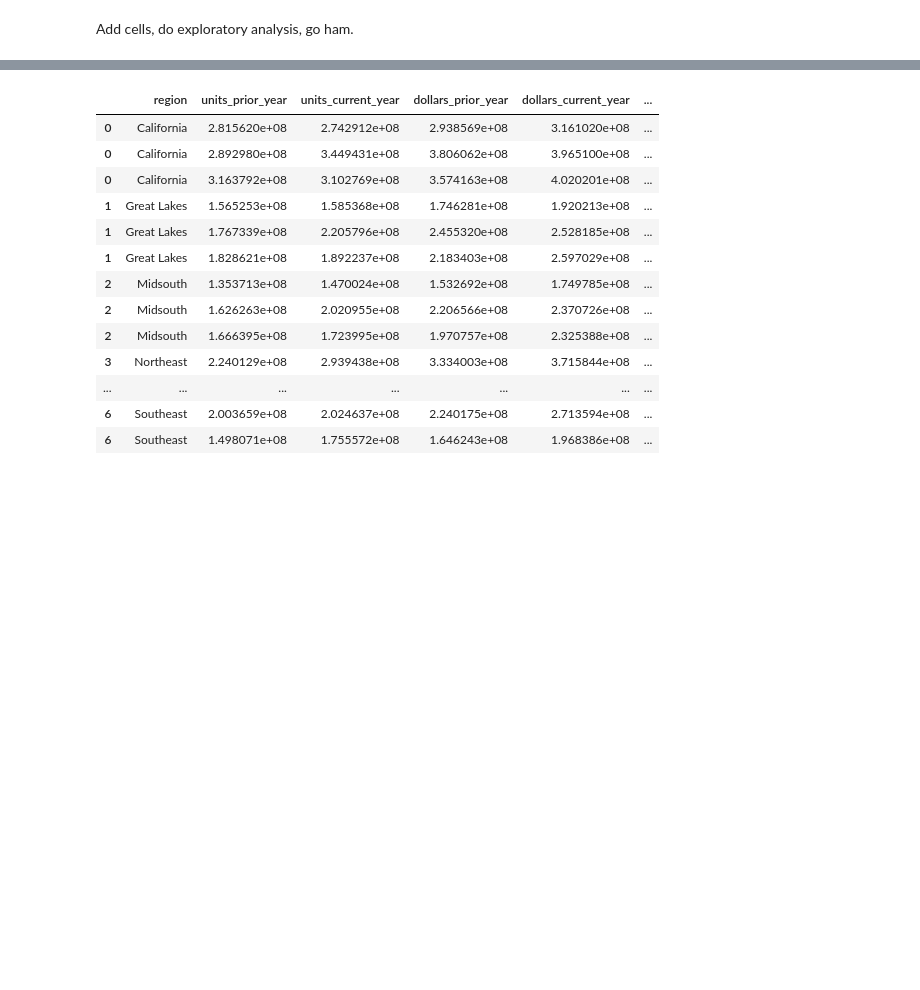
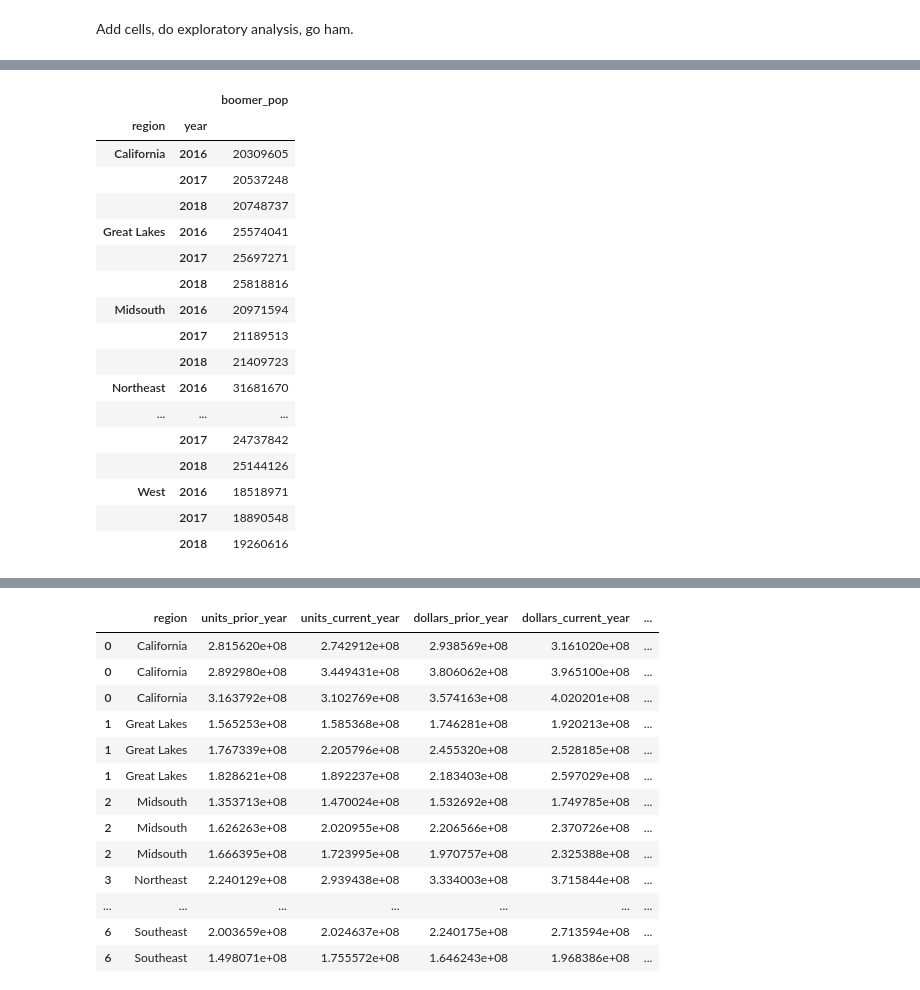
Before and after one commit to schen9981/avocaodo-millenial-analysis, a Jupyter notebook: analysis/analysis_stats_mary.ipynb, the cells around one changed output, grey strips where cells are left out. Saved outputs shown, nothing was run; the diff lists cells and outputs as text; code cells hidden in the pictures; blank space fills up the shorter version.

Commit message:
fixed boomer population data

```diff
--- a/analysis/analysis_stats_mary.ipynb
+++ b/analysis/analysis_stats_mary.ipynb
@@ -157,12 +206,31 @@ mill_df = mill_df.drop("age", axis=1)
 # %%
 # parse out and sum rows that correspond to boomers
-boom_df = demo_df.loc[demo_df['age'] >= 35]
+boom_df = demo_df.loc[(demo_df['age'] >= 35) & (demo_df['age'] != 999) ]
 boom_df = boom_df.melt(id_vars=["region", "age", "sex"], var_name="year", value_name="boomer_pop")
 boom_df = boom_df.groupby(by=['region','year'])
 boom_df = boom_df.sum()
 boom_df = boom_df.drop("age", axis=1)
 
-# boom_df
+boom_df
+# %% [output]
+|  |  | boomer_pop |
+| region | year |  |
+| California | 2016 | 20309605 |
+|  | 2017 | 20537248 |
+|  | 2018 | 20748737 |
+| Great Lakes | 2016 | 25574041 |
+|  | 2017 | 25697271 |
+|  | 2018 | 25818816 |
+| Midsouth | 2016 | 20971594 |
+|  | 2017 | 21189513 |
+|  | 2018 | 21409723 |
+| Northeast | 2016 | 31681670 |
+| ... | ... | ... |
+|  | 2017 | 24737842 |
+|  | 2018 | 25144126 |
+| West | 2016 | 18518971 |
+|  | 2017 | 18890548 |
+|  | 2018 | 19260616 |
 # %%
 combined_demo_df = mill_df.merge(boom_df, on=['region', 'year'], how='outer')
 combined_demo_df = combined_demo_df.reset_index()
```
Also changed, not shown: parts of 7 cells of this notebook, 1 other file.
